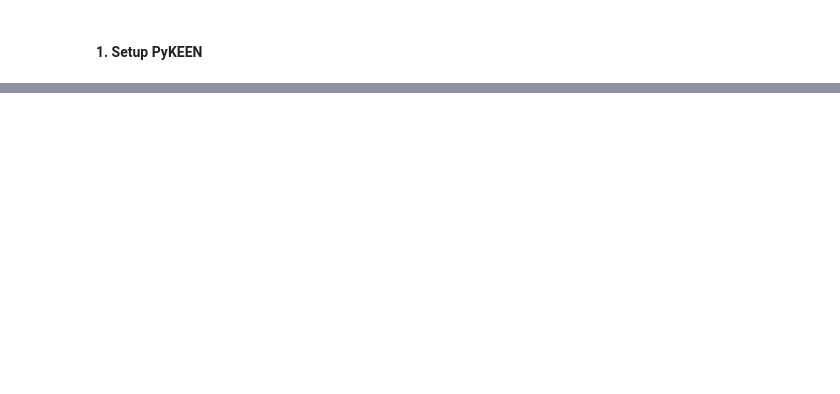
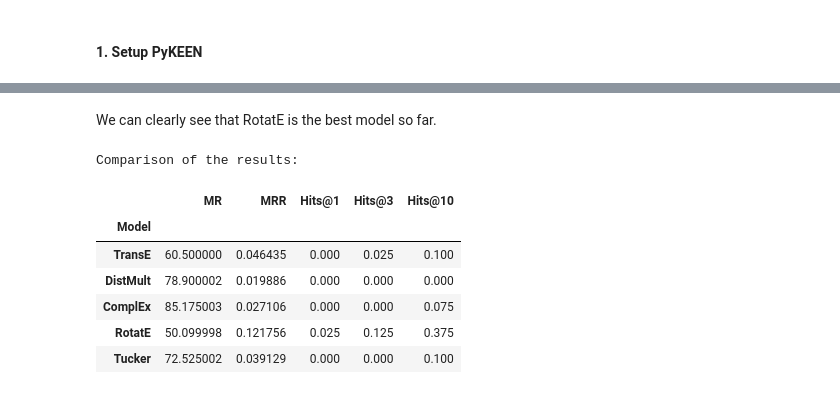
Before and after one commit to aurianemrcln/Projet_WebDataMiningAndSemantics_MAZEPAetMARCELINO, a Jupyter notebook: webdatamining.ipynb, the cells around one changed output, grey strips where cells are left out. Drawn from its saved outputs; the diff is of its cells as text; code cells hidden in the pictures; blank space fills up the shorter version.

```diff
--- a/webdatamining.ipynb
+++ b/webdatamining.ipynb
@@ -782,0 +988,22 @@ ex:Animal_Farm ex:contains_relation ex:Russia,
+# %%
+from pykeen.evaluation import RankBasedEvaluator
+
+# Define evaluation metrics
+metrics = ['MR', 'MRR', 'Hits@1', 'Hits@3', 'Hits@10']
+evaluation_results={}
+for model_name, result in results.items():
+    evaluator = RankBasedEvaluator()
+    evaluation = evaluator.evaluate(
+        model=result.model,
+        mapped_triples=testing.mapped_triples,
+        additional_filter_triples=[
+            training.mapped_triples,
+            validation.mapped_triples,
+        ],
+    )
+
+    evaluation_results[model_name] = {metric: evaluation.get_metric(metric) for metric in metrics}
+
+    print(f"\nEvaluation results for {model_name}:")
+    for metric in metrics:
+        print(f"{metric}: {evaluation.get_metric(metric)}")
@@ -782,0 +1056,17 @@ ex:Animal_Farm ex:contains_relation ex:Russia,
+# %% [markdown]
+We can clearly see that RotatE is the best model so far.
+# %%
+evaluation_df = pd.DataFrame(evaluation_results).T
+evaluation_df.index.name = 'Model'
+
+print('\nComparison of the results:')
+evaluation_df
+# %% [output]
+Comparison of the results:
+|  | MR | MRR | Hits@1 | Hits@3 | Hits@10 |
+| Model |  |  |  |  |  |
+| TransE | 60.500000 | 0.046435 | 0.000 | 0.025 | 0.100 |
+| DistMult | 78.900002 | 0.019886 | 0.000 | 0.000 | 0.000 |
+| ComplEx | 85.175003 | 0.027106 | 0.000 | 0.000 | 0.075 |
+| RotatE | 50.099998 | 0.121756 | 0.025 | 0.125 | 0.375 |
+| Tucker | 72.525002 | 0.039129 | 0.000 | 0.000 | 0.100 |
```
Also changed, not shown: parts of 62 cells of this notebook, 3 other files.
